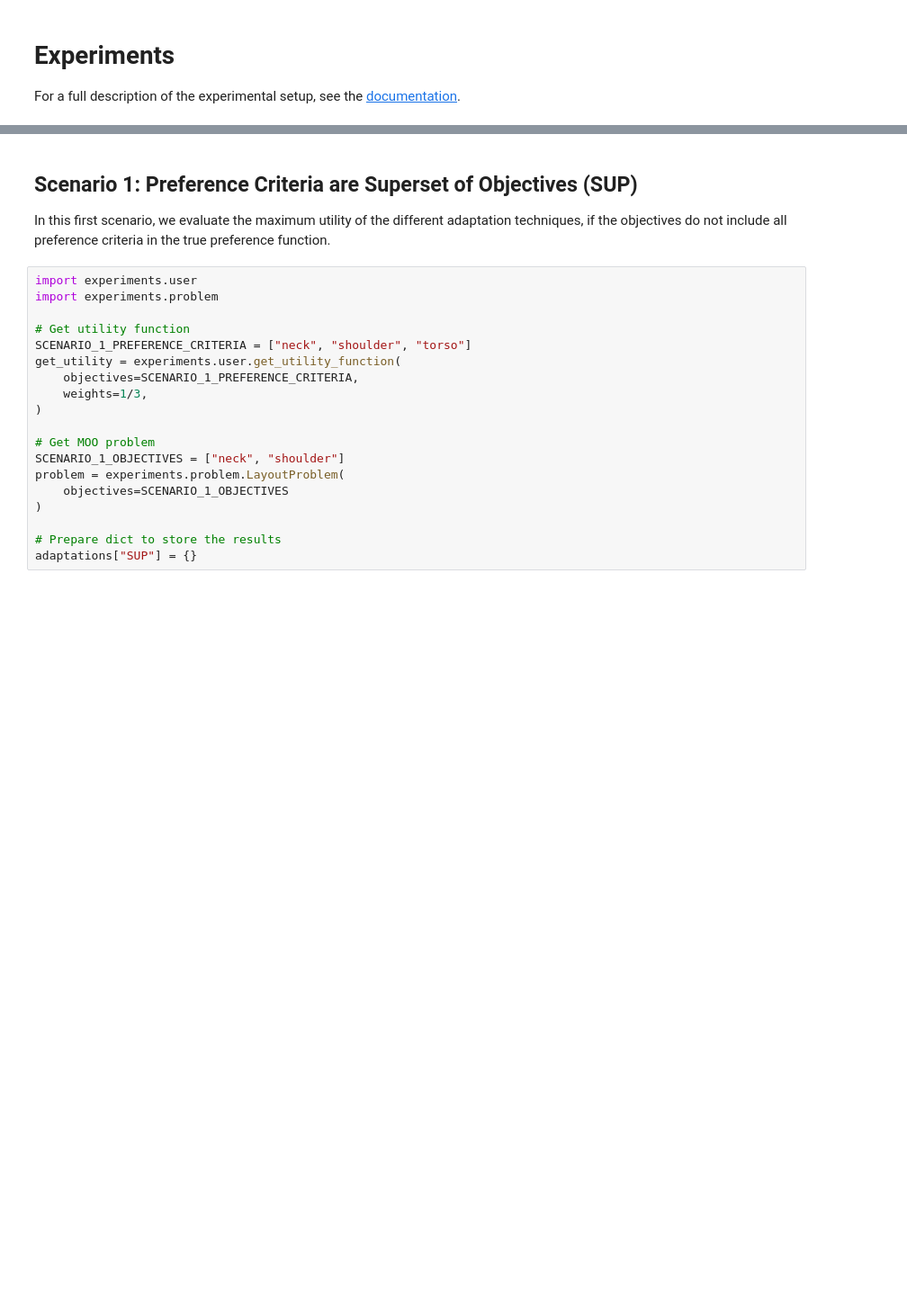
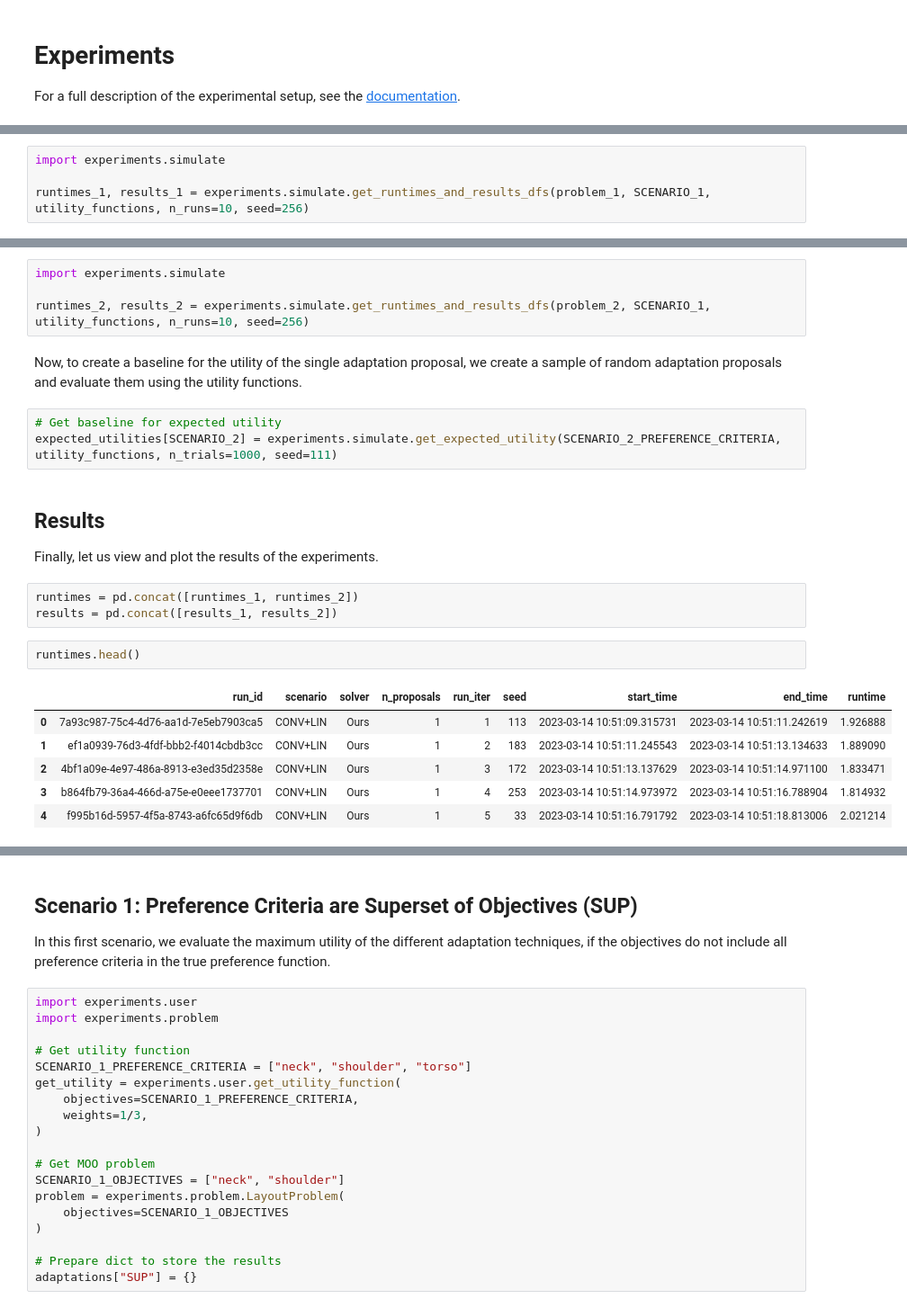
Before and after one commit to christophajohns/auit-pareto-solver, a Jupyter notebook: evaluation.ipynb, the cells around one changed output, grey strips where cells are left out. Shown at 90% size. Drawn from its saved outputs; the diff is of its cells as text; blank space fills up the shorter version.

```diff
--- a/evaluation.ipynb
+++ b/evaluation.ipynb
@@ -17,0 +62,4 @@ adaptations = {}
+# %%
+import experiments.simulate
+
+runtimes_1, results_1 = experiments.simulate.get_runtimes_and_results_dfs(problem_1, SCENARIO_1, utility_functions, n_runs=10, seed=256)
@@ -17,0 +93,25 @@ adaptations = {}
+# %%
+import experiments.simulate
+
+runtimes_2, results_2 = experiments.simulate.get_runtimes_and_results_dfs(problem_2, SCENARIO_1, utility_functions, n_runs=10, seed=256)
+# %% [markdown]
+Now, to create a baseline for the utility of the single adaptation proposal, we create a sample of random adaptation proposals and evaluate them using the utility functions.
+# %%
+# Get baseline for expected utility
+expected_utilities[SCENARIO_2] = experiments.simulate.get_expected_utility(SCENARIO_2_PREFERENCE_CRITERIA, utility_functions, n_trials=1000, seed=111)
+# %% [markdown]
+## Results
+
+Finally, let us view and plot the results of the experiments.
+# %%
+runtimes = pd.concat([runtimes_1, runtimes_2])
+results = pd.concat([results_1, results_2])
+# %%
+runtimes.head()
+# %% [output]
+|  | run_id | scenario | solver | n_proposals | run_iter | seed | start_time | end_time | runtime |
+| 0 | 7a93c987-75c4-4d76-aa1d-7e5eb7903ca5 | CONV+LIN | Ours | 1 | 1 | 113 | 2023-03-14 10:51:09.315731 | 2023-03-14 10:51:11.242619 | 1.926888 |
+| 1 | ef1a0939-76d3-4fdf-bbb2-f4014cbdb3cc | CONV+LIN | Ours | 1 | 2 | 183 | 2023-03-14 10:51:11.245543 | 2023-03-14 10:51:13.134633 | 1.889090 |
+| 2 | 4bf1a09e-4e97-486a-8913-e3ed35d2358e | CONV+LIN | Ours | 1 | 3 | 172 | 2023-03-14 10:51:13.137629 | 2023-03-14 10:51:14.971100 | 1.833471 |
+| 3 | b864fb79-36a4-466d-a75e-e0eee1737701 | CONV+LIN | Ours | 1 | 4 | 253 | 2023-03-14 10:51:14.973972 | 2023-03-14 10:51:16.788904 | 1.814932 |
+| 4 | f995b16d-5957-4f5a-8743-a6fc65d9f6db | CONV+LIN | Ours | 1 | 5 | 33 | 2023-03-14 10:51:16.791792 | 2023-03-14 10:51:18.813006 | 2.021214 |
```
Also changed, not shown: parts of 13 cells of this notebook, 9 other files.
